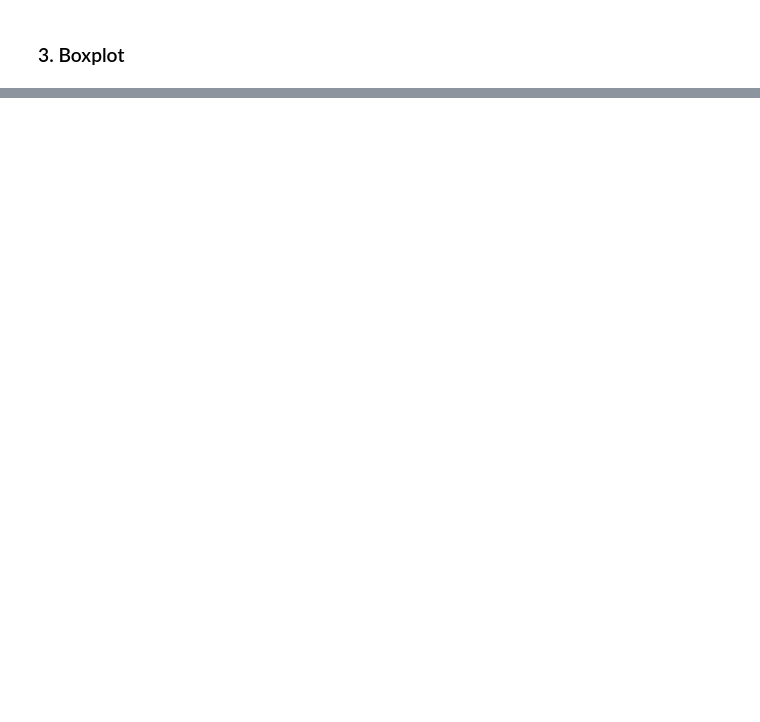
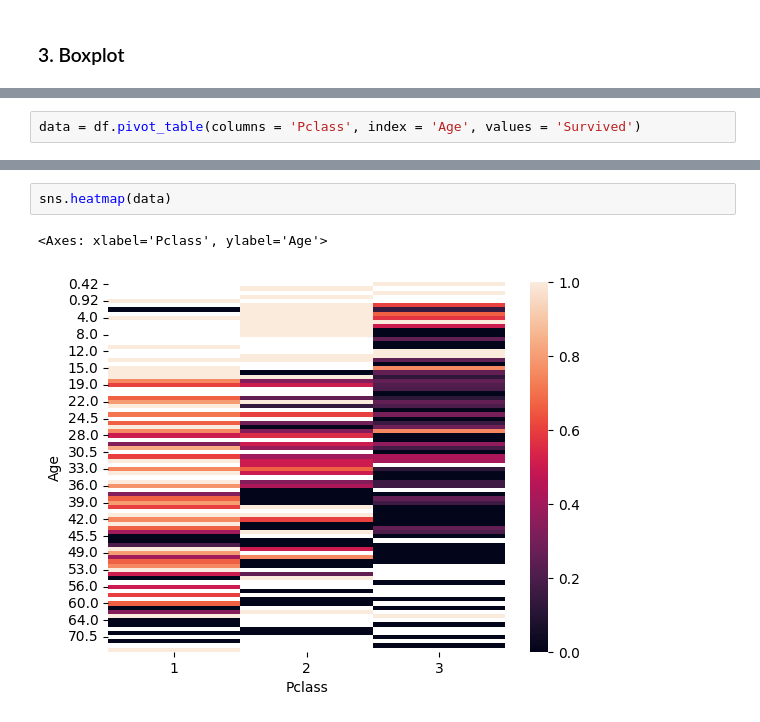
Before and after one commit to Jayshah026/ML-learning-notes, a Jupyter notebook: 3. Understading The Data/univariate_analysis.ipynb, the cells around one changed output, grey strips where cells are left out. Cells and saved outputs as stored; diff of their text form; blank space fills up the shorter version.

```diff
--- a/3. Understading The Data/univariate_analysis.ipynb
+++ b/3. Understading The Data/univariate_analysis.ipynb
@@ -91,0 +126,2 @@ sns.boxplot(df['Age'])
+# %%
+data = df.pivot_table(columns = 'Pclass', index = 'Age', values = 'Survived')
@@ -91,0 +145,5 @@ sns.boxplot(df['Age'])
+# %%
+sns.heatmap(data)
+# %% [output]
+<Axes: xlabel='Pclass', ylabel='Age'>
+[figure, added]
```
Also changed, not shown: parts of 6 cells of this notebook, 1 other file.
